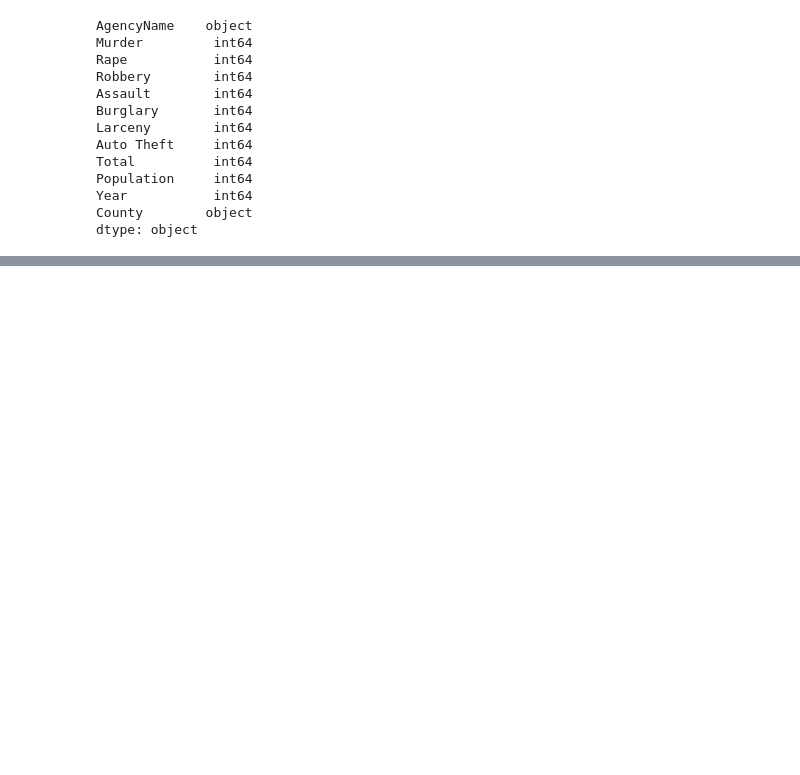
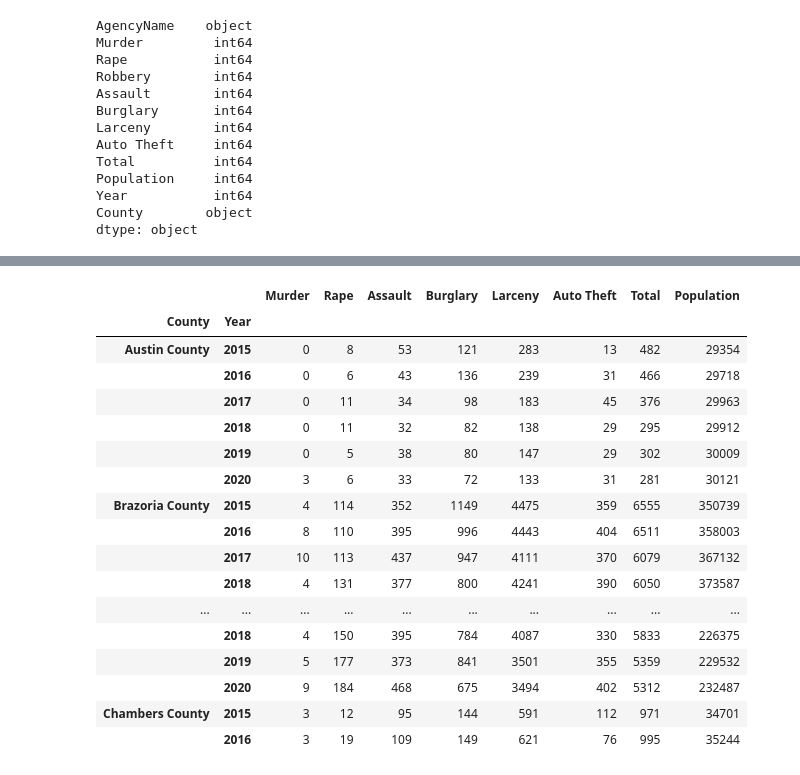
Before and after one commit to MiguelB512/Harris_Crime_Trends, a Jupyter notebook: Crime_Data_Exploration.ipynb, the cells around one changed output, grey strips where cells are left out. Saved outputs shown, nothing was run; the diff lists cells and outputs as text; code cells hidden in the pictures; blank space fills up the shorter version.

```diff
--- a/Crime_Data_Exploration.ipynb
+++ b/Crime_Data_Exploration.ipynb
@@ -39,3 +39,6 @@ Population     int64
 Year           int64
 County        object
 dtype: object
+# %%
+df = df.astype({"Year":'object'})
+df.dtypes
@@ -106,0 +195,4 @@ agencies_df
+# %%
+# Dropping AgencyName Column so only counties are listed
+counties_df = df.drop(columns = ['AgencyName'])
+counties_df
@@ -106,0 +213,5 @@ agencies_df
+# %%
+# Reorder columns
+new_column_order = ["County","Murder","Rape","Assault","Burglary","Larceny","Auto Theft","Total","Population","Year"]
+counties_df = counties_df[new_column_order]
+counties_df
@@ -106,0 +232,22 @@ agencies_df
+# %%
+county_summary_df = counties_df.groupby(["County", "Year"]).sum()
+county_summary_df.head(20)
+# %% [output]
+|  |  | Murder | Rape | Assault | Burglary | Larceny | Auto Theft | Total | Population |
+| County | Year |  |  |  |  |  |  |  |  |
+| Austin County | 2015 | 0 | 8 | 53 | 121 | 283 | 13 | 482 | 29354 |
+|  | 2016 | 0 | 6 | 43 | 136 | 239 | 31 | 466 | 29718 |
+|  | 2017 | 0 | 11 | 34 | 98 | 183 | 45 | 376 | 29963 |
+|  | 2018 | 0 | 11 | 32 | 82 | 138 | 29 | 295 | 29912 |
+|  | 2019 | 0 | 5 | 38 | 80 | 147 | 29 | 302 | 30009 |
+|  | 2020 | 3 | 6 | 33 | 72 | 133 | 31 | 281 | 30121 |
+| Brazoria County | 2015 | 4 | 114 | 352 | 1149 | 4475 | 359 | 6555 | 350739 |
+|  | 2016 | 8 | 110 | 395 | 996 | 4443 | 404 | 6511 | 358003 |
+|  | 2017 | 10 | 113 | 437 | 947 | 4111 | 370 | 6079 | 367132 |
+|  | 2018 | 4 | 131 | 377 | 800 | 4241 | 390 | 6050 | 373587 |
+| ... | ... | ... | ... | ... | ... | ... | ... | ... | ... |
+|  | 2018 | 4 | 150 | 395 | 784 | 4087 | 330 | 5833 | 226375 |
+|  | 2019 | 5 | 177 | 373 | 841 | 3501 | 355 | 5359 | 229532 |
+|  | 2020 | 9 | 184 | 468 | 675 | 3494 | 402 | 5312 | 232487 |
+| Chambers County | 2015 | 3 | 12 | 95 | 144 | 591 | 112 | 971 | 34701 |
+|  | 2016 | 3 | 19 | 109 | 149 | 621 | 76 | 995 | 35244 |
```
Also changed, not shown: parts of 17 cells of this notebook.
